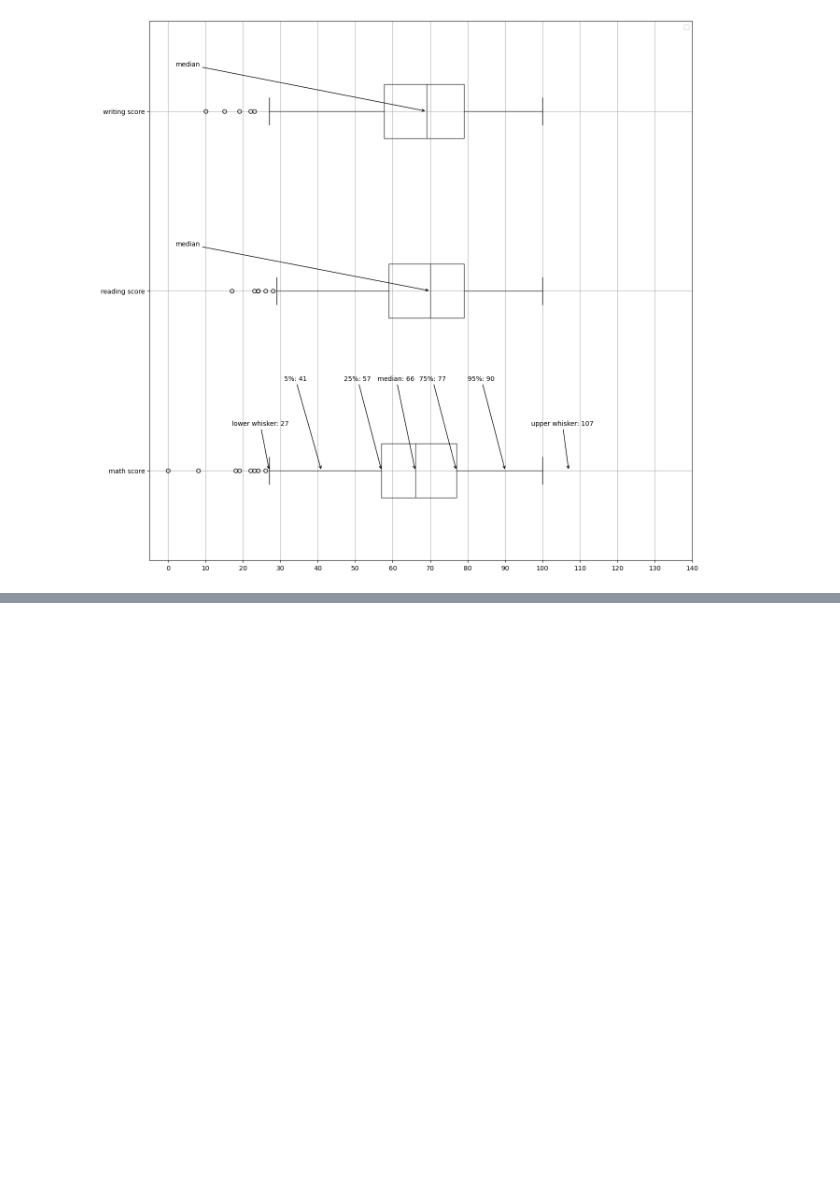
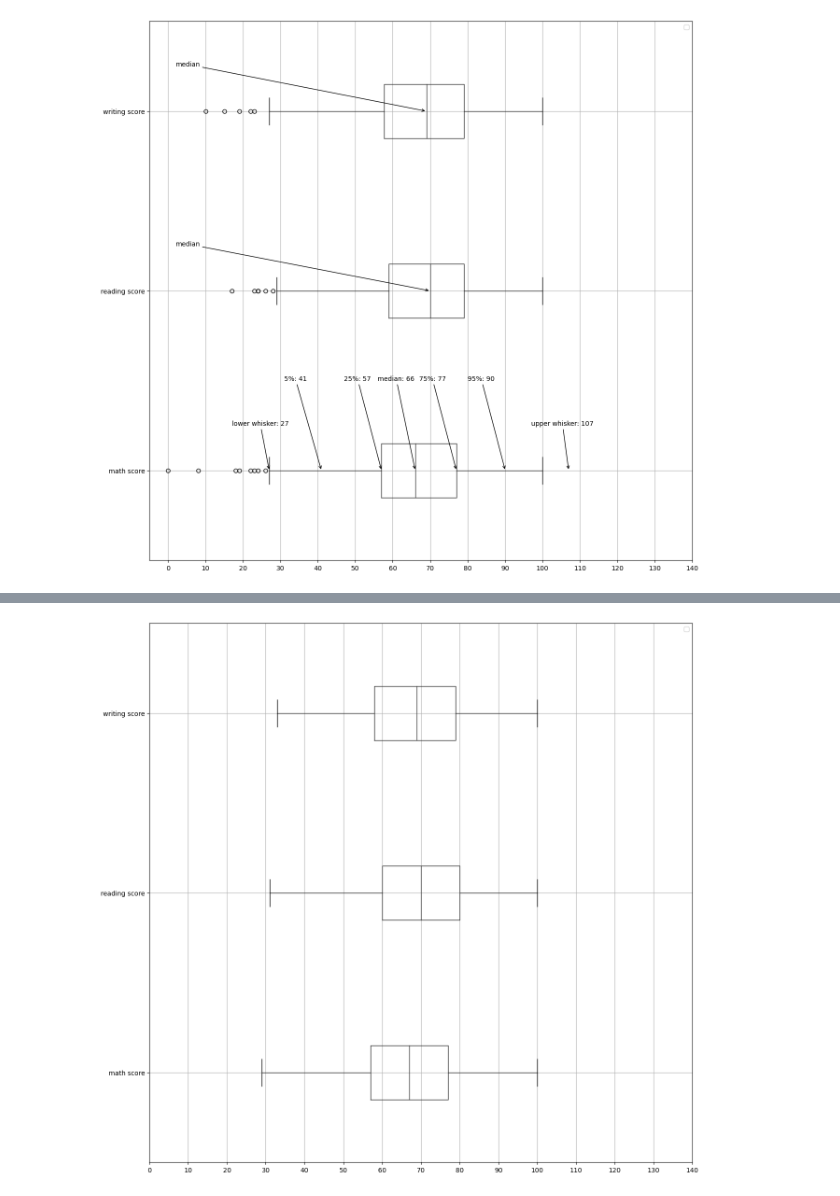
Before and after one commit to 08Aristodemus24/student-performance-eda, a Jupyter notebook: student-perfomance-in-exams-eda.ipynb, the cells around one changed output, grey strips where cells are left out. Drawn from its saved outputs; the diff is of its cells as text; code cells hidden in the pictures; blank space fills up the shorter version.

Commit message:
removed outliers. Done with EDA

```diff
--- a/student-perfomance-in-exams-eda.ipynb
+++ b/student-perfomance-in-exams-eda.ipynb
@@ -338,0 +369,10 @@ plt.show()
+# %%
+# plot the numerical columns now without outliers, again
+new_df.boxplot(column=num_cols, vert=False, figsize=(15, 15))
+
+tick_range = 150
+plt.xticks([i for i in range(0, tick_range) if i % 10 == 0])
+plt.legend()
+plt.show()
+# %% [output]
+[figure, added]
```
Also changed, not shown: parts of 17 cells of this notebook.
